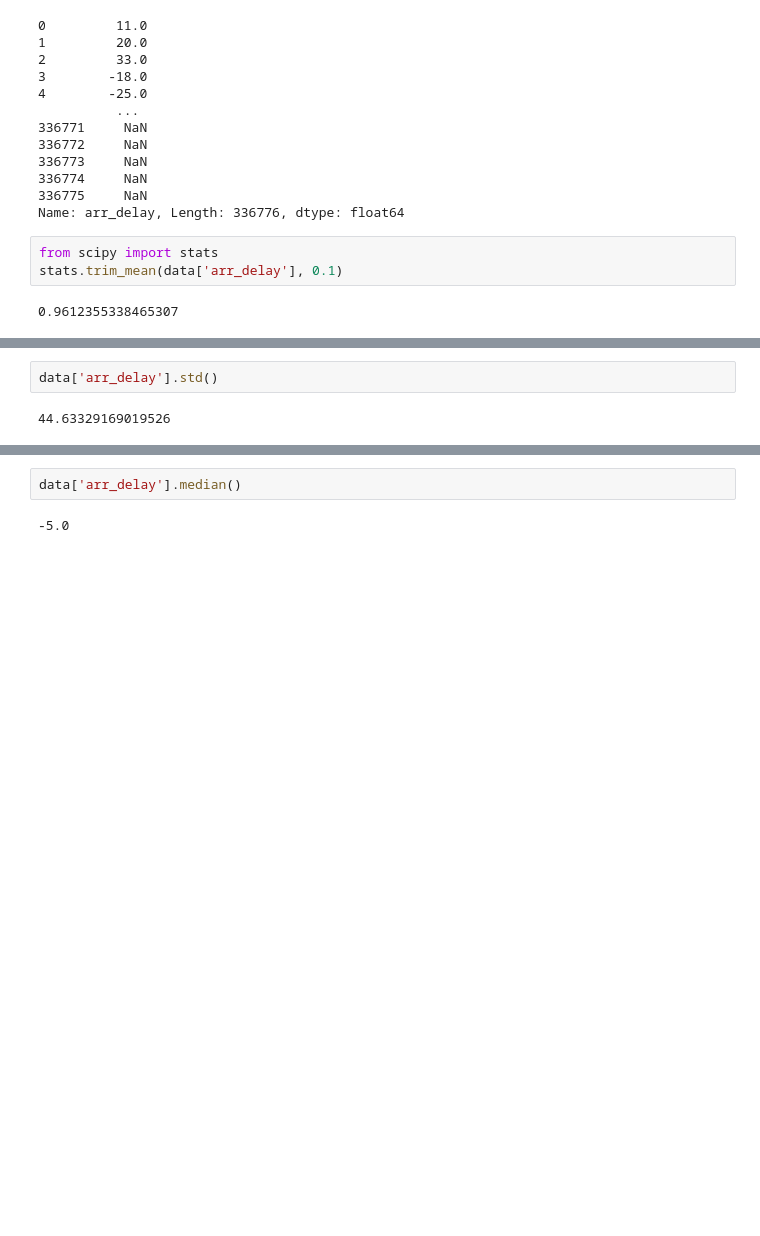
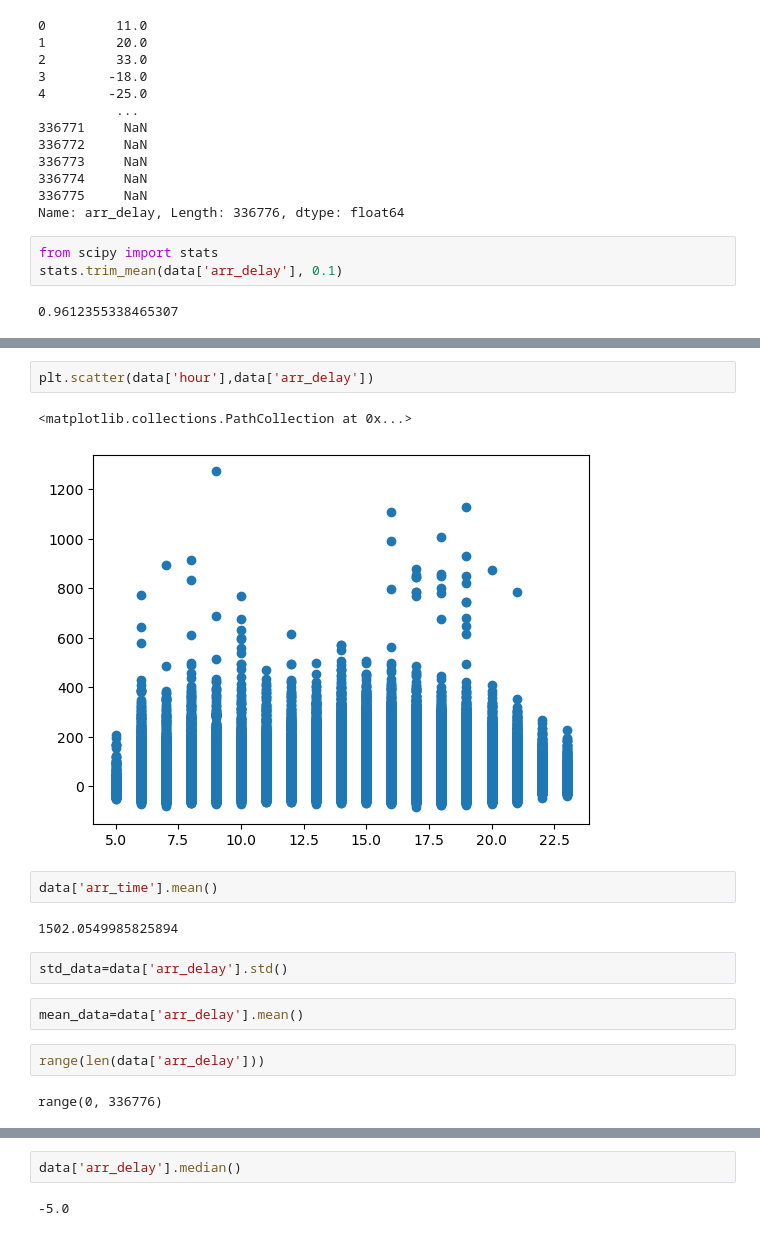
Before and after one commit to jamal221/Machine_Learning_Project, a Jupyter notebook: Statstics_Flight_USA.ipynb, the cells around one changed output, grey strips where cells are left out. Saved outputs shown, nothing was run; the diff lists cells and outputs as text; blank space fills up the shorter version.

```diff
--- a/Statstics_Flight_USA.ipynb
+++ b/Statstics_Flight_USA.ipynb
@@ -59,4 +149,17 @@ stats.trim_mean(data['arr_delay'], 0.1)
+# %%
+plt.scatter(data['hour'],data['arr_delay'])
+# %% [output]
+<matplotlib.collections.PathCollection at 0x...>
+[figure, added]
+# %%
+data['arr_time'].mean()
+# %% [output]
+1502.0549985825894
 # %%
-data['arr_delay'].std()
+std_data=data['arr_delay'].std()
-# %% [output]
-44.63329169019526
+# %%
+mean_data=data['arr_delay'].mean()
+# %%
+range(len(data['arr_delay']))
+# %% [output]
+range(0, 336776)
```
Also changed, not shown: parts of 19 cells of this notebook.
